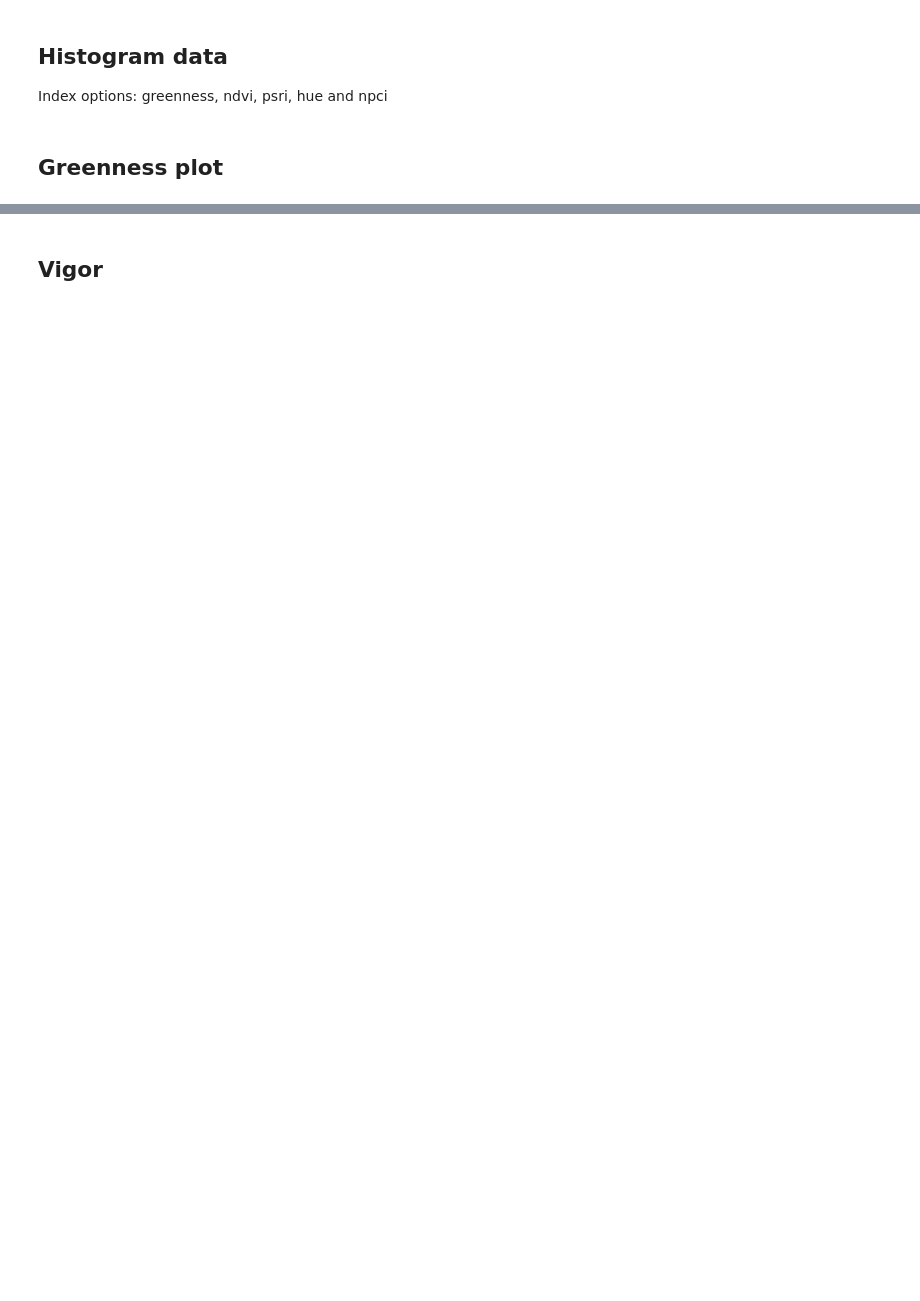
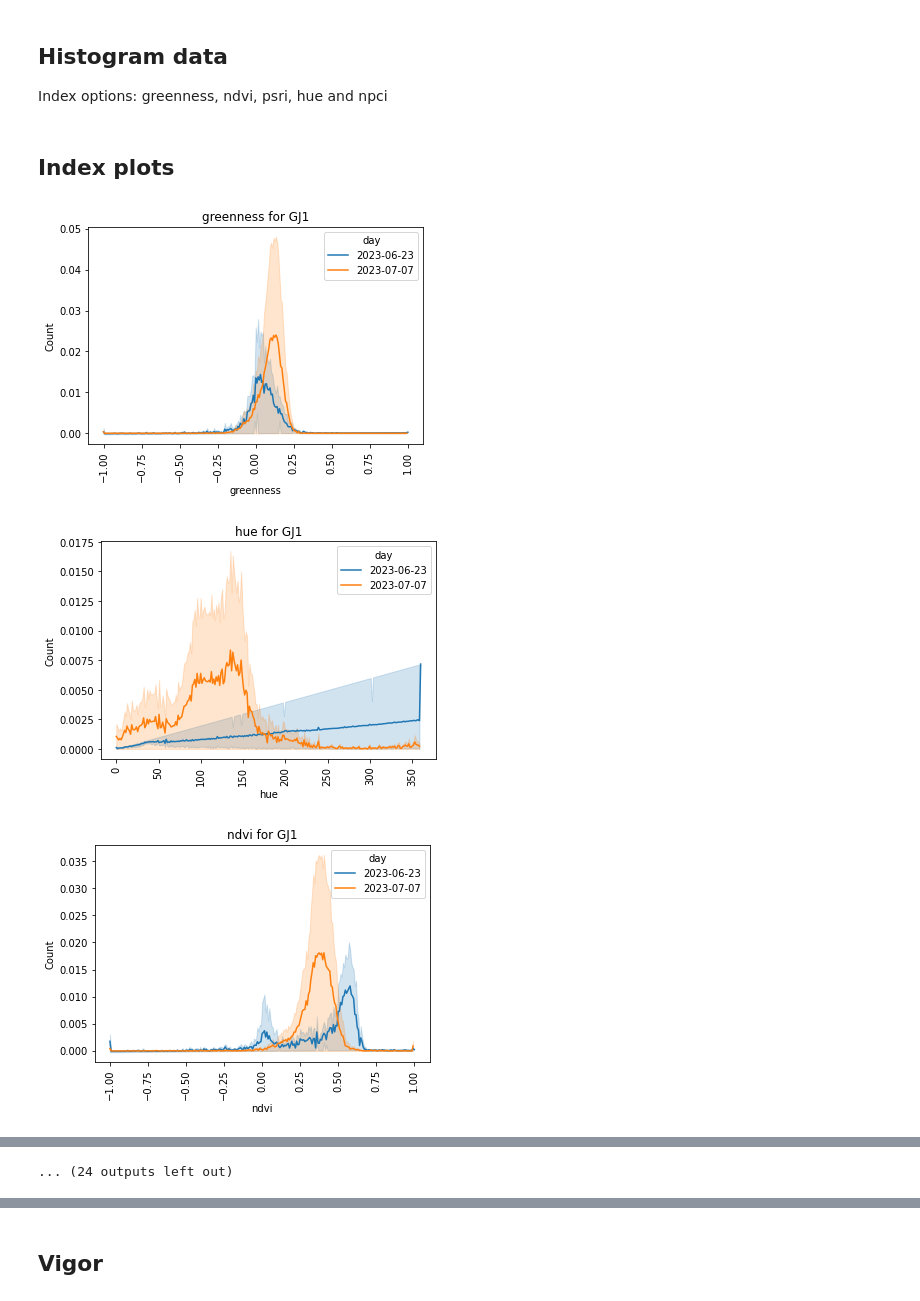
Before and after one commit to NPEC-NL/greenhouse_m5, a Jupyter notebook: planteye.ipynb, the cells around one changed output, grey strips where cells are left out. Saved outputs shown, nothing was run; the diff lists cells and outputs as text; code cells hidden in the pictures; blank space fills up the shorter version.

```diff
--- a/planteye.ipynb
+++ b/planteye.ipynb
@@ -40,19 +44,19 @@ metadata = metadata.drop('DataMatrix', axis=1)
 
 Read all phenotypic data into a single pandas dataframe.
 # %%
-phenotypic_data = None
+phenotypic_data_list = []
 for assay in study.assays:
     sample_name = assay.samples[0].name
     timepoint = assay.filename
-    title = assay.title
+    title = assay.filename
+
     for df in assay.data_files:
         for com in df.comments:
             if com.name == "fullPath" and "/" + title + ".csv" in com.value:
-                assay_data = pd.read_csv(com.value, header=0, delimiter=";")
-                if phenotypic_data == None:
-                    phenotypic_data = assay_data
-                else:
-                    phenotypic_data = pandas.concat([phenotypic_data, assay_data]
+                assay_data = pd.read_csv(data_folder + com.value, header=0, delimiter=";")
+                phenotypic_data_list.append(assay_data)
+
+phenotypic_data = pd.concat(phenotypic_data_list, axis=0, ignore_index=True)
 
 phenotypic_data = pd.merge(phenotypic_data, metadata, on='Pot')
 # %% [markdown]
@@ -168,23 +214,11 @@ def get_histogram(index = "greenness", sample = None):
-# %% [markdown]
-## Greenness plot
-# %%
-sample_name = "NPEC53.20250225.ID15.test.none.43"
-sample = get_histogram("greenness", sample_name)
-
-sample_melt = sample.melt(id_vars=["sample", "day", "timepoint"])
-minDate = min(sample_melt["day"])
-maxDate = max(sample_melt["day"])
-
-#Normalize by total count for each day
-sample_melt['total_count'] = sample_melt.groupby('day')['value'].transform('sum')  # Total greenness values per day
-sample_melt['value_normalized'] = sample_melt['value'] / sample_melt['total_count']  # Normalize greenness
-
-# Plot the normalized values
-ax = sns.lineplot(data=sample_melt[(sample_melt["day"] == minDate) | (sample_melt["day"] == maxDate)],
-                  x="variable", y="value_normalized", hue="day")
-#ax = sns.lineplot(data = sample_melt[(sample_melt["day"] == minDate) | (sample_melt["day"] == maxDate)], x="variable", y="value", hue="day")
-plt.xticks(rotation=90)
-plt.title("Greenness for {}".format(sample_name))
-plt.xlabel("Greenness")
-plt.ylabel("Count")
-plt.show()
+# %% [markdown]
+## Index plots
+# %%
+for sample_name in phenotypic_data["Pot"].unique():
+    for index in ["greenness", "hue", "ndvi"]:
+        sample = get_histogram(index, sample_name)
+        plotHistogram(sample, index)
+# %% [output]
+[figure, added]
+[figure, added]
+[figure, added]
@@ -190,0 +234 @@ plt.show()
+... (24 outputs left out)
```
Also changed, not shown: parts of 12 cells of this notebook.
